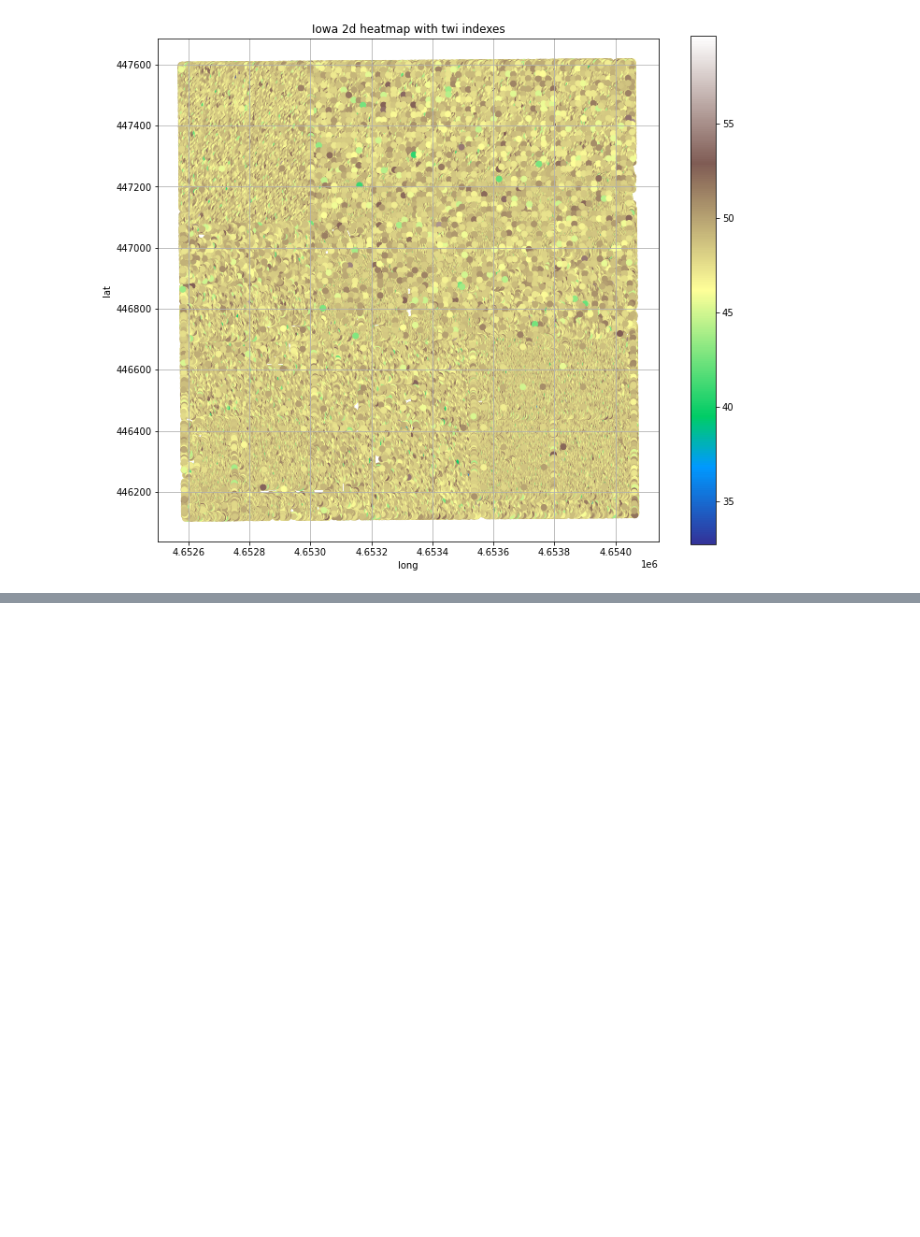
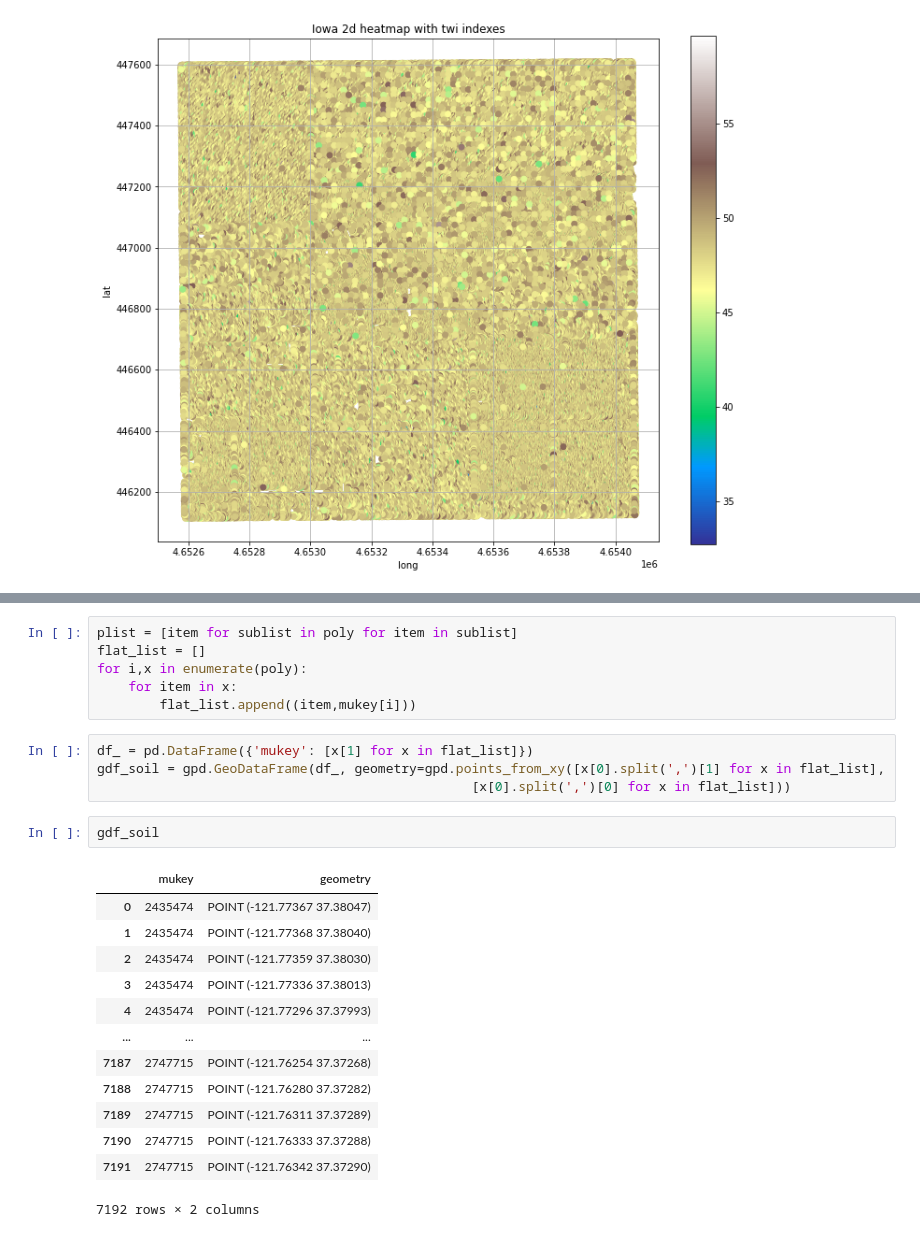
Before and after one commit to tutorialcreation/GeoLidar, a Jupyter notebook: notebooks/GeoLidar.ipynb, the cells around one changed output, grey strips where cells are left out. Drawn from its saved outputs; the diff is of its cells as text; blank space fills up the shorter version.

```diff
--- a/notebooks/GeoLidar.ipynb
+++ b/notebooks/GeoLidar.ipynb
@@ -582,0 +616,26 @@ plot_2d_heatmap(gdf_with_twi,column='twi',title="Iowa 2d heatmap with twi indexe
+# %%
+plist = [item for sublist in poly for item in sublist]
+flat_list = []
+for i,x in enumerate(poly):
+    for item in x:
+        flat_list.append((item,mukey[i]))
+# %%
+df_ = pd.DataFrame({'mukey': [x[1] for x in flat_list]})
+gdf_soil = gpd.GeoDataFrame(df_, geometry=gpd.points_from_xy([x[0].split(',')[1] for x in flat_list],
+                                                [x[0].split(',')[0] for x in flat_list]))
+# %%
+gdf_soil
+# %% [output]
+|  | mukey | geometry |
+| 0 | 2435474 | POINT (-121.77367 37.38047) |
+| 1 | 2435474 | POINT (-121.77368 37.38040) |
+| 2 | 2435474 | POINT (-121.77359 37.38030) |
+| 3 | 2435474 | POINT (-121.77336 37.38013) |
+| 4 | 2435474 | POINT (-121.77296 37.37993) |
+| ... | ... | ... |
+| 7187 | 2747715 | POINT (-121.76254 37.37268) |
+| 7188 | 2747715 | POINT (-121.76280 37.37282) |
+| 7189 | 2747715 | POINT (-121.76311 37.37289) |
+| 7190 | 2747715 | POINT (-121.76333 37.37288) |
+| 7191 | 2747715 | POINT (-121.76342 37.37290) |
+7192 rows × 2 columns
```
Also changed, not shown: parts of 30 cells of this notebook, 2 other files.
